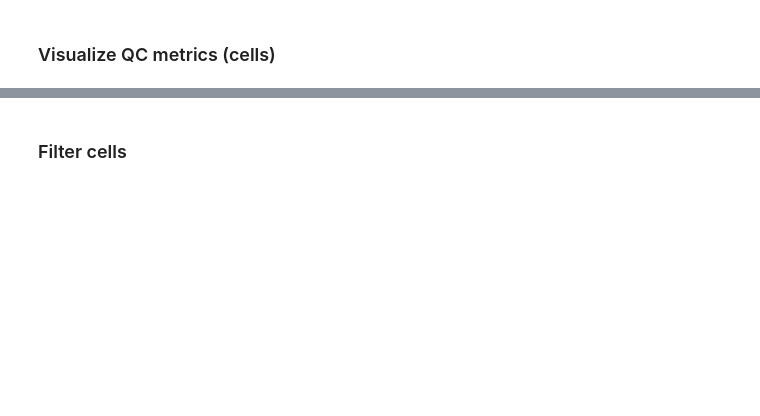
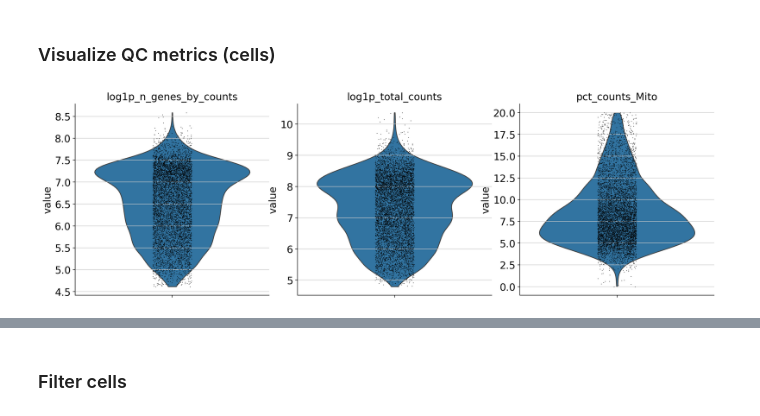
Before and after one commit to jack-reid-1/JReid_225a, a Jupyter notebook: bms225a_ds_workshop_3_student_notebook_2025.ipynb, the cells around one changed output, grey strips where cells are left out. Cells and saved outputs as stored; diff of their text form; code cells hidden in the pictures; blank space fills up the shorter version.

```diff
--- a/bms225a_ds_workshop_3_student_notebook_2025.ipynb
+++ b/bms225a_ds_workshop_3_student_notebook_2025.ipynb
@@ -65,6 +68,8 @@ print('pandas version:', pd.__version__)
 # %%
 ###################################################### <- this will mark the functions that will change/update adata
 # [🔺] load the AnnData object from the h5ad file (blood_RNA_raw_counts_SCG12)
+
+adata = sc.read_h5ad('blood_RNA_raw_counts_SCG12.h5ad')
 # %%
 # display a summary of AnnData object
 adata
@@ -90,6 +144,9 @@ adata.var_names.str.startswith("MT-")
 ######################################################
 # [🔺] create a new column in adata.var dataframe that indicates if a gene is mitochondrial or not (True if it is / False otherwise)
 # choose an informative name for the new column : )
+
+
+adata.var['Mito'] = adata.var_names.str.startswith("MT-")
 # %%
 # verify that the column was added (you can just display the relevant dataframe)
 adata.var.head()
@@ -101,6 +175,10 @@ adata.var.head()
 # %%
 # [🔹] for practice you can also add a column that indicates whether a gene is ribosomal
 # ribosomal genes start with "RP" for human, "Rp" for mouse
+
+
+
+adata.var['Ribo'] = adata.var_names.str.startswith('RP-')
 # %% [markdown]
 ### Calculate QC metrics
 # %%
@@ -114,6 +196,6 @@ adata # lets remind ourseleves about adata, the following command will add a lot
 
 
 
-sc.pp.calculate_qc_metrics(adata, qc_vars=['?????'], inplace=True, log1p=True)
+sc.pp.calculate_qc_metrics(adata, qc_vars=['Mito'], inplace=True, log1p=True)
 # %%
 adata
@@ -129,9 +222,11 @@ adata # notice that the number of genes decreased
 # %%
 sc.pl.violin(
     adata,
-    keys = ["log1p_n_genes_by_counts", "log1p_total_counts", "pct_counts_mt"],
+    keys = ["log1p_n_genes_by_counts", "log1p_total_counts", "pct_counts_Mito"],
     jitter=0.1,
     multi_panel=True,
     size=1
 )
+# %% [output]
+[figure, added]
 # %%
```
Also changed, not shown: parts of 40 cells of this notebook.
